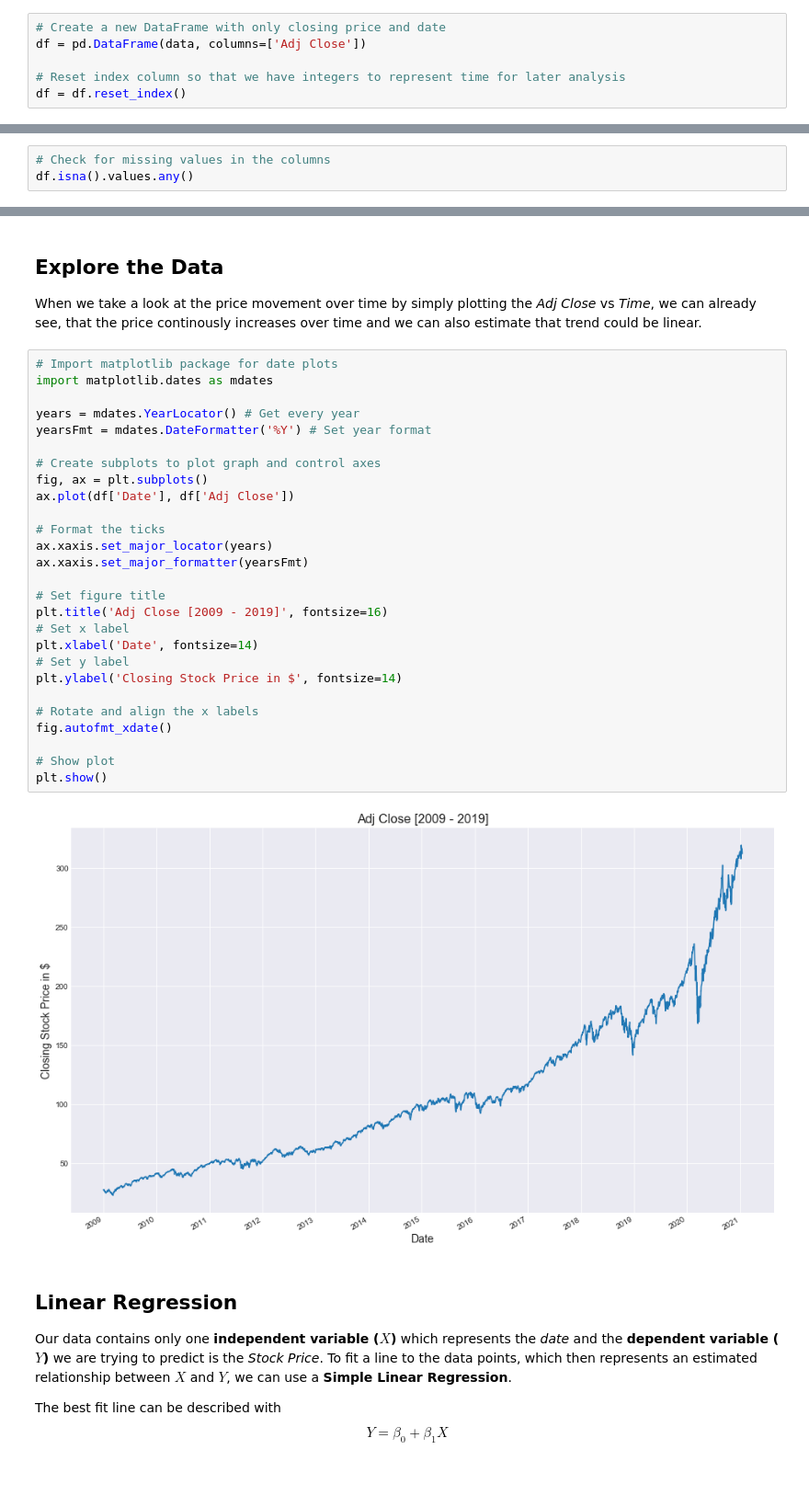
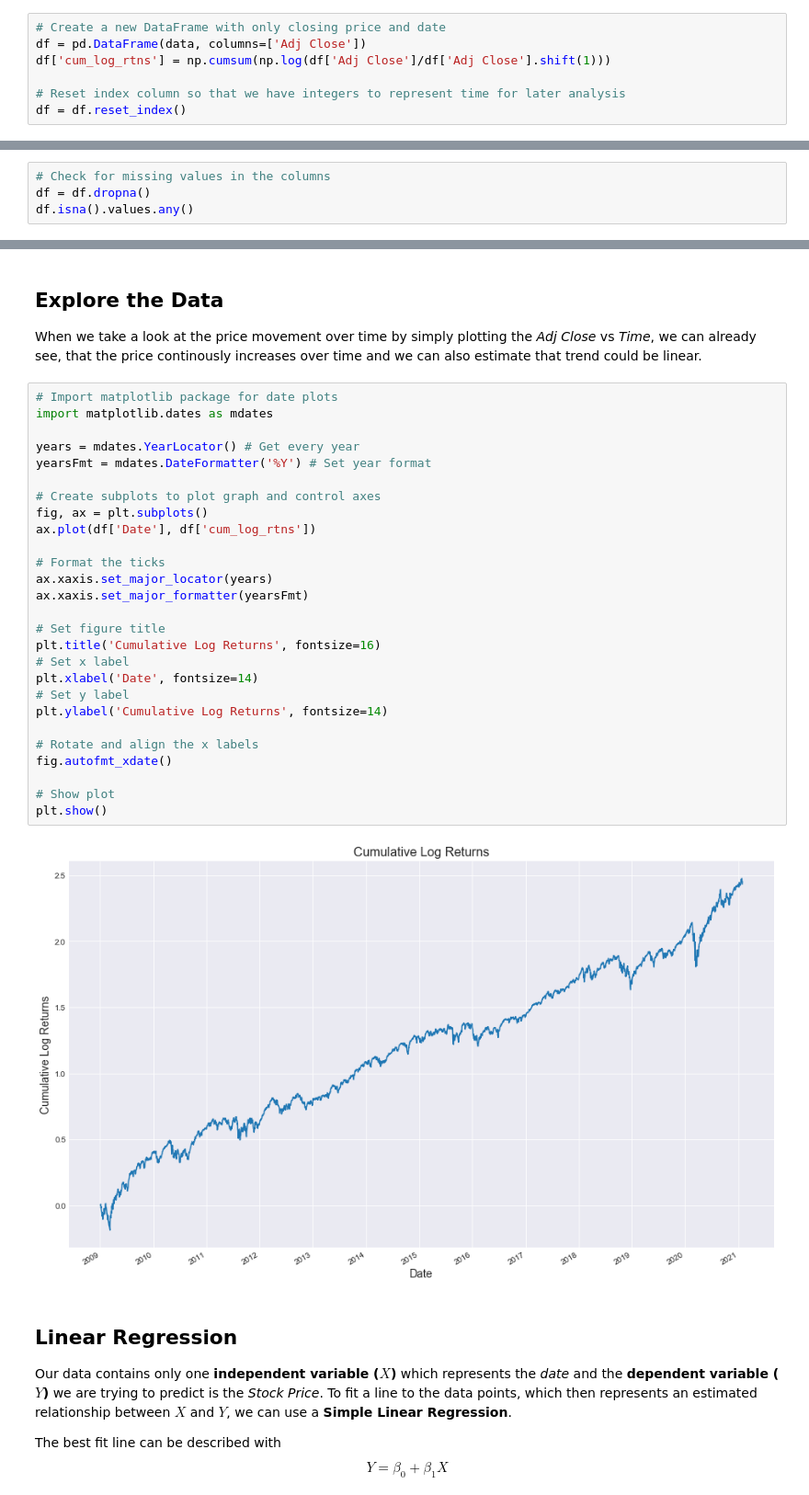
Before and after one commit to bestep50/Predicting-Stock-Prices-with-Linear-Regression, a Jupyter notebook: Predicting QQQ with Linear Regression.ipynb, the cells around one changed output, grey strips where cells are left out. Shown at 92% size. Cells and saved outputs as stored; diff of their text form; blank space fills up the shorter version.

```diff
--- a/Predicting QQQ with Linear Regression.ipynb
+++ b/Predicting QQQ with Linear Regression.ipynb
@@ -85,6 +85,7 @@ We use the daily closing price **Adj Close** as the value to predict, so we can
 # %%
 # Create a new DataFrame with only closing price and date
 df = pd.DataFrame(data, columns=['Adj Close'])
+df['cum_log_rtns'] = np.cumsum(np.log(df['Adj Close']/df['Adj Close'].shift(1)))
 
 # Reset index column so that we have integers to represent time for later analysis
 df = df.reset_index()
@@ -113,5 +115,6 @@ memory usage: 47.5 KB
 # %%
 # Check for missing values in the columns
+df = df.dropna()
 df.isna().values.any()
 # %% [output]
 False
@@ -122,32 +125,32 @@ When we take a look at the price movement over time by simply plotting the *Adj
 # %%
 # Import matplotlib package for date plots
 import matplotlib.dates as mdates
 
 years = mdates.YearLocator() # Get every year
 yearsFmt = mdates.DateFormatter('%Y') # Set year format
 
 # Create subplots to plot graph and control axes
 fig, ax = plt.subplots()
-ax.plot(df['Date'], df['Adj Close'])
+ax.plot(df['Date'], df['cum_log_rtns'])
 
 # Format the ticks
 ax.xaxis.set_major_locator(years)
 ax.xaxis.set_major_formatter(yearsFmt)
 
 # Set figure title
-plt.title('Adj Close [2009 - 2019]', fontsize=16)
+plt.title('Cumulative Log Returns', fontsize=16)
 # Set x label
 plt.xlabel('Date', fontsize=14)
 # Set y label
-plt.ylabel('Closing Stock Price in $', fontsize=14)
+plt.ylabel('Cumulative Log Returns', fontsize=14)
 
 # Rotate and align the x labels
 fig.autofmt_xdate()
 
 # Show plot
 plt.show()
 # %% [output]
-[figure, old version]
+[figure, new version]
 # %% [markdown]
 ## Linear Regression
 
```
Also changed, not shown: parts of 21 cells of this notebook, 1 other file.
